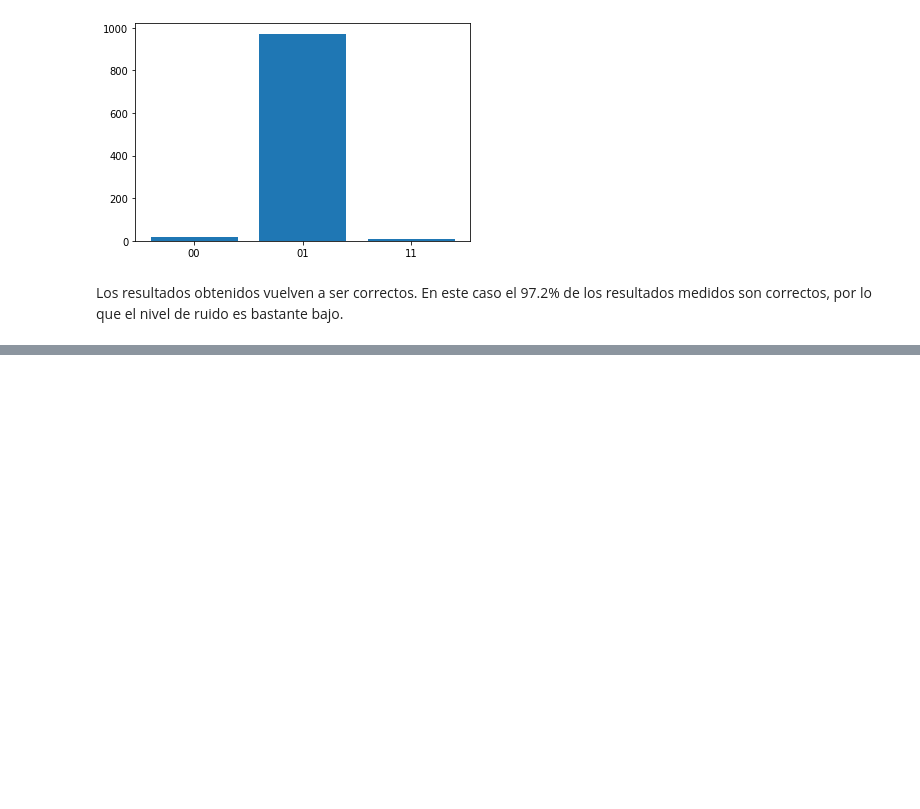
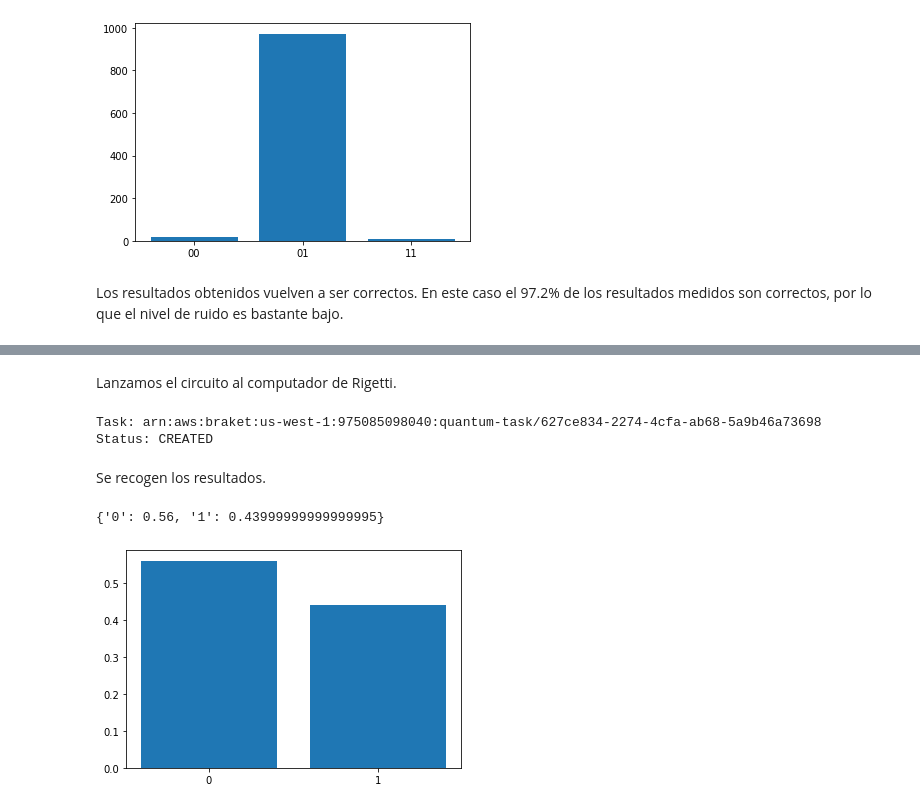
Before and after one commit to gulis1/APCC, a Jupyter notebook: Practica2/Ejercicio4.ipynb, the cells around one changed output, grey strips where cells are left out. Saved outputs shown, nothing was run; the diff lists cells and outputs as text; code cells hidden in the pictures; blank space fills up the shorter version.

```diff
--- a/Practica2/Ejercicio4.ipynb
+++ b/Practica2/Ejercicio4.ipynb
@@ -328,0 +348,40 @@ Los resultados obtenidos vuelven a ser correctos. En este caso el 97.2% de los r
+# %% [markdown]
+Lanzamos el circuito al computador de Rigetti.
+# %%
+import boto3
+from braket.circuits import Circuit
+from braket.aws import AwsDevice
+
+device = AwsDevice("arn:aws:braket:us-west-1::device/qpu/rigetti/Aspen-M-1")
+s3_folder = ("amazon-braket-f085dc433a90", "apcc2022/JulianCamara/Rigetti")
+
+task = device.run(rigetti_tp, s3_folder)
+print("Task:",task.id)
+print("Status:", task.state())
+# %% [output]
+Task: arn:aws:braket:us-west-1:975085098040:quantum-task/627ce834-2274-4cfa-ab68-5a9b46a73698
+Status: CREATED
+# %% [markdown]
+Se recogen los resultados.
+# %%
+from braket.aws import AwsQuantumTask
+from matplotlib import pyplot as plt
+
+# restore task with unique arn
+# task = AwsQuantumTask(arn="arn:aws:braket:us-west-1:975085098040:quantum-task/1a9a7b22-3766-4ec5-95c7-094fe4e64f08")
+task = AwsQuantumTask(arn="arn:aws:braket:us-west-1:975085098040:quantum-task/627ce834-2274-4cfa-ab68-5a9b46a73698")
+# retrieve the result of the task
+
+measurements = task.result().measurements
+
+# Nos quedamos solo con las mediciones de q2.
+ceros = len([x for x in measurements if x[2] == 0]) / 1000
+results = {'0': ceros,
+        '1': 1 - ceros}
+
+# Se muestran los resultados.
+plt.bar(results.keys(), results.values())
+print(results)
+# %% [output]
+{'0': 0.56, '1': 0.43999999999999995}
+[figure, added]
```
Also changed, not shown: parts of 10 cells of this notebook.
